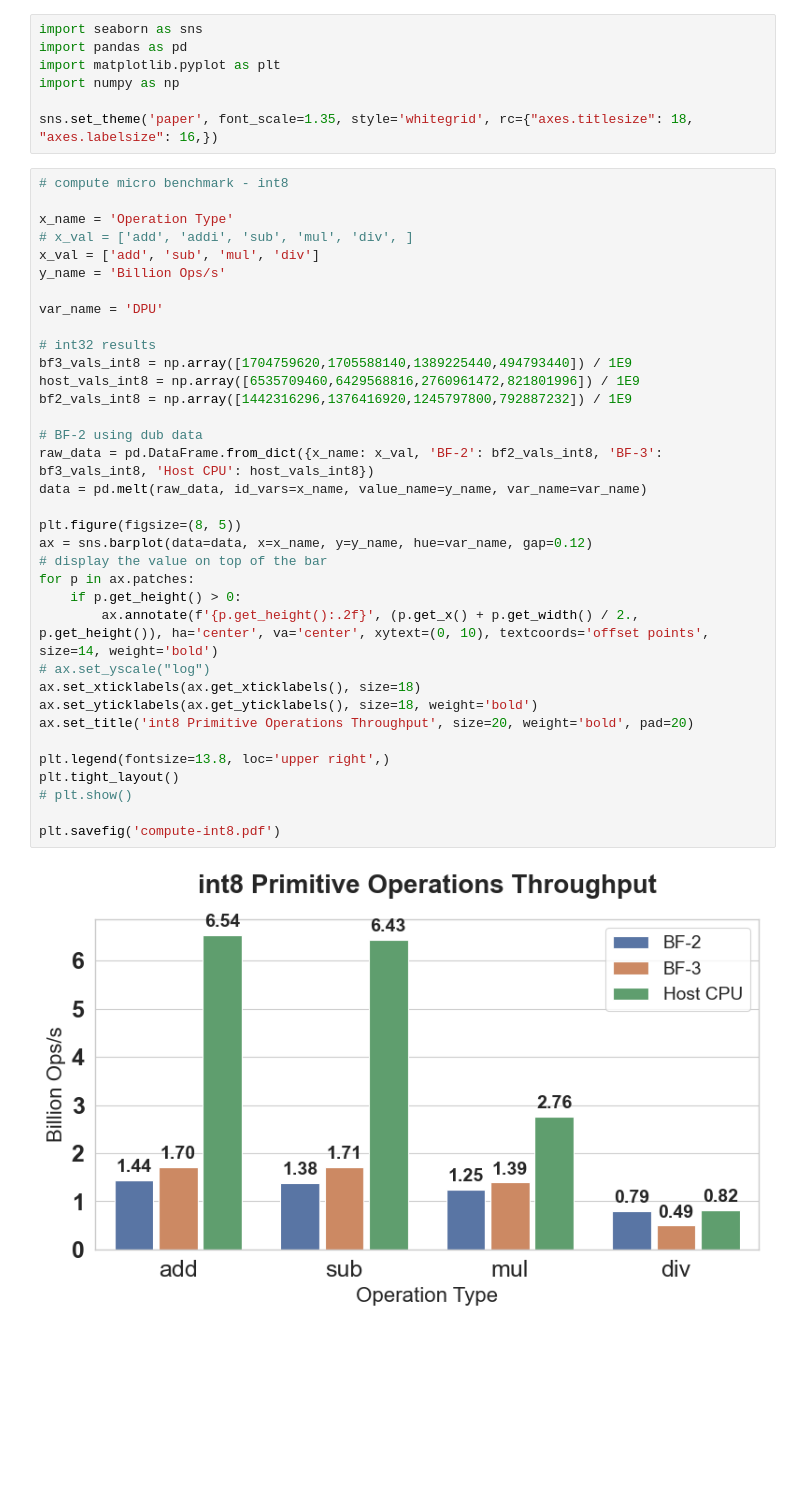
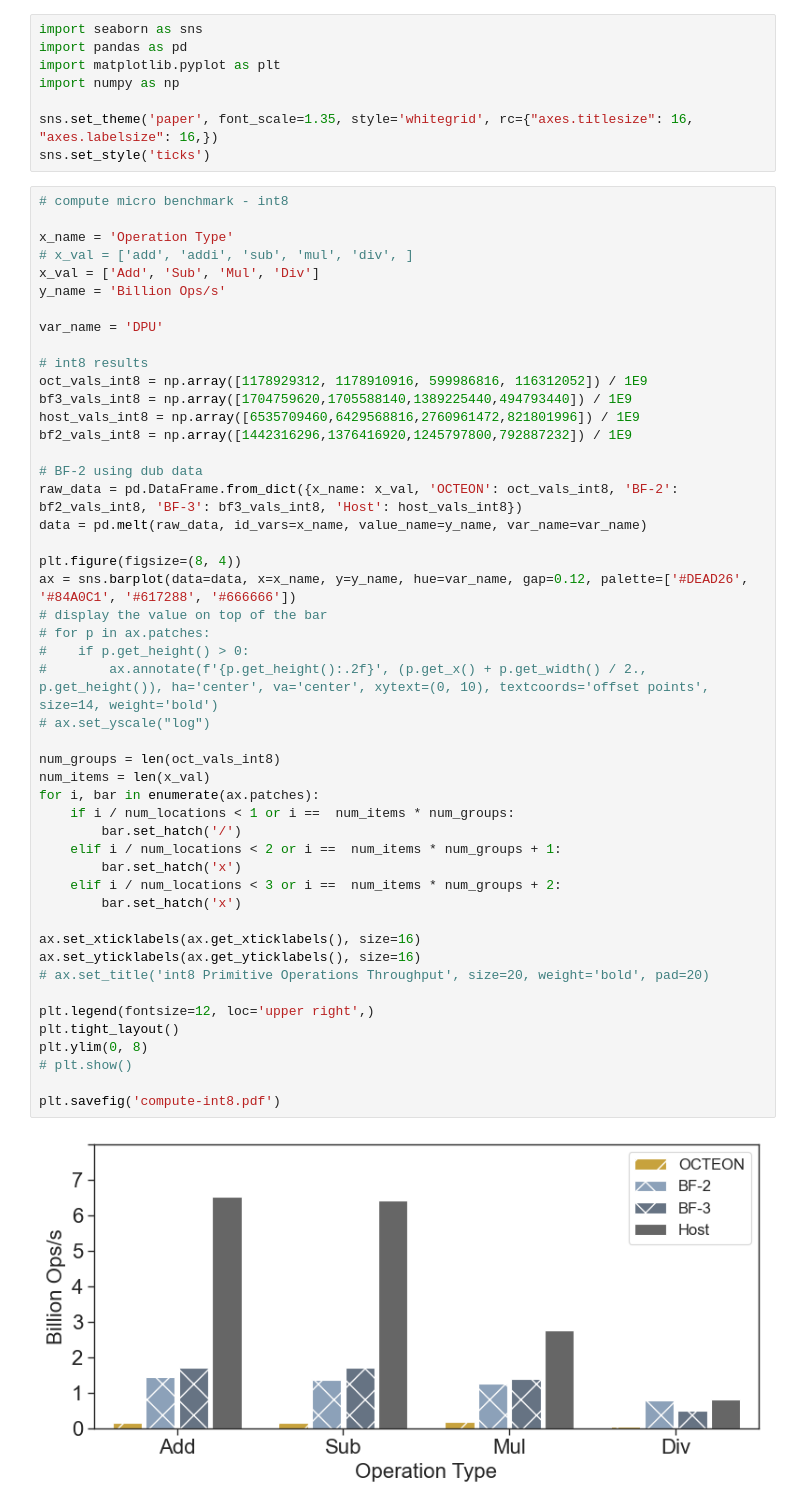
Before and after one commit to monkey-sheng/dpBento-sigmod2025, a Jupyter notebook: visualization/compute.ipynb, the cells around one changed output. Cells and saved outputs as stored; diff of their text form; blank space fills up the shorter version.

Commit message:
compute figures improved

```diff
--- a/visualization/compute.ipynb
+++ b/visualization/compute.ipynb
@@ -4,44 +4,58 @@ import pandas as pd
 import matplotlib.pyplot as plt
 import numpy as np
 
-sns.set_theme('paper', font_scale=1.35, style='whitegrid', rc={"axes.titlesize": 18, "axes.labelsize": 16,})
+sns.set_theme('paper', font_scale=1.35, style='whitegrid', rc={"axes.titlesize": 16, "axes.labelsize": 16,})
+sns.set_style('ticks')
 # %%
 # compute micro benchmark - int8
 
 x_name = 'Operation Type'
 # x_val = ['add', 'addi', 'sub', 'mul', 'div', ]
-x_val = ['add', 'sub', 'mul', 'div']
+x_val = ['Add', 'Sub', 'Mul', 'Div']
 y_name = 'Billion Ops/s'
 
 var_name = 'DPU'
 
-# int32 results
+# int8 results
+oct_vals_int8 = np.array([1178929312, 1178910916, 599986816, 116312052]) / 1E9
 bf3_vals_int8 = np.array([1704759620,1705588140,1389225440,494793440]) / 1E9
 host_vals_int8 = np.array([6535709460,6429568816,2760961472,821801996]) / 1E9
 bf2_vals_int8 = np.array([1442316296,1376416920,1245797800,792887232]) / 1E9
 
 # BF-2 using dub data
-raw_data = pd.DataFrame.from_dict({x_name: x_val, 'BF-2': bf2_vals_int8, 'BF-3': bf3_vals_int8, 'Host CPU': host_vals_int8})
+raw_data = pd.DataFrame.from_dict({x_name: x_val, 'OCTEON': oct_vals_int8, 'BF-2': bf2_vals_int8, 'BF-3': bf3_vals_int8, 'Host': host_vals_int8})
 data = pd.melt(raw_data, id_vars=x_name, value_name=y_name, var_name=var_name)
 
-plt.figure(figsize=(8, 5))
-ax = sns.barplot(data=data, x=x_name, y=y_name, hue=var_name, gap=0.12)
+plt.figure(figsize=(8, 4))
+ax = sns.barplot(data=data, x=x_name, y=y_name, hue=var_name, gap=0.12, palette=['#DEAD26', '#84A0C1', '#617288', '#666666'])
 # display the value on top of the bar
-for p in ax.patches:
-    if p.get_height() > 0:
-        ax.annotate(f'{p.get_height():.2f}', (p.get_x() + p.get_width() / 2., p.get_height()), ha='center', va='center', xytext=(0, 10), textcoords='offset points', size=14, weight='bold')
+# for p in ax.patches:
+#    if p.get_height() > 0:
+#        ax.annotate(f'{p.get_height():.2f}', (p.get_x() + p.get_width() / 2., p.get_height()), ha='center', va='center', xytext=(0, 10), textcoords='offset points', size=14, weight='bold')
 # ax.set_yscale("log")
-ax.set_xticklabels(ax.get_xticklabels(), size=18)
-ax.set_yticklabels(ax.get_yticklabels(), size=18, weight='bold')
-ax.set_title('int8 Primitive Operations Throughput', size=20, weight='bold', pad=20)
 
-plt.legend(fontsize=13.8, loc='upper right',)
+num_groups = len(oct_vals_int8)
+num_items = len(x_val)
+for i, bar in enumerate(ax.patches):
+    if i / num_locations < 1 or i ==  num_items * num_groups:
+        bar.set_hatch('/')
+    elif i / num_locations < 2 or i ==  num_items * num_groups + 1:
+        bar.set_hatch('x')
+    elif i / num_locations < 3 or i ==  num_items * num_groups + 2:
+        bar.set_hatch('x')
+
+ax.set_xticklabels(ax.get_xticklabels(), size=16)
+ax.set_yticklabels(ax.get_yticklabels(), size=16)
+# ax.set_title('int8 Primitive Operations Throughput', size=20, weight='bold', pad=20)
+
+plt.legend(fontsize=12, loc='upper right',)
 plt.tight_layout()
+plt.ylim(0, 8)
 # plt.show()
 
 plt.savefig('compute-int8.pdf')
 # %% [output]
-[figure, old version]
+[figure, new version]
 # %%
 # compute micro benchmark - int128
 
```
Also changed, not shown: parts of 2 cells of this notebook, 3 other files.
